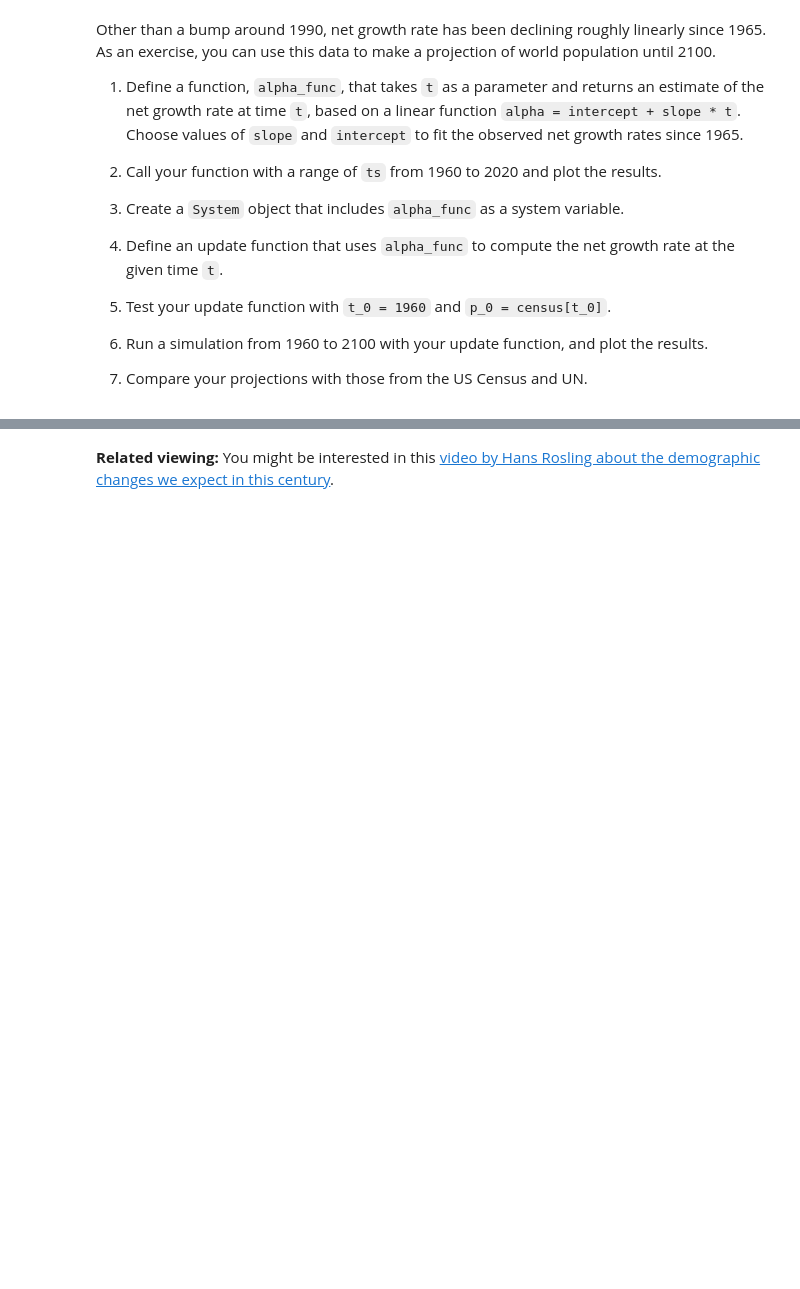
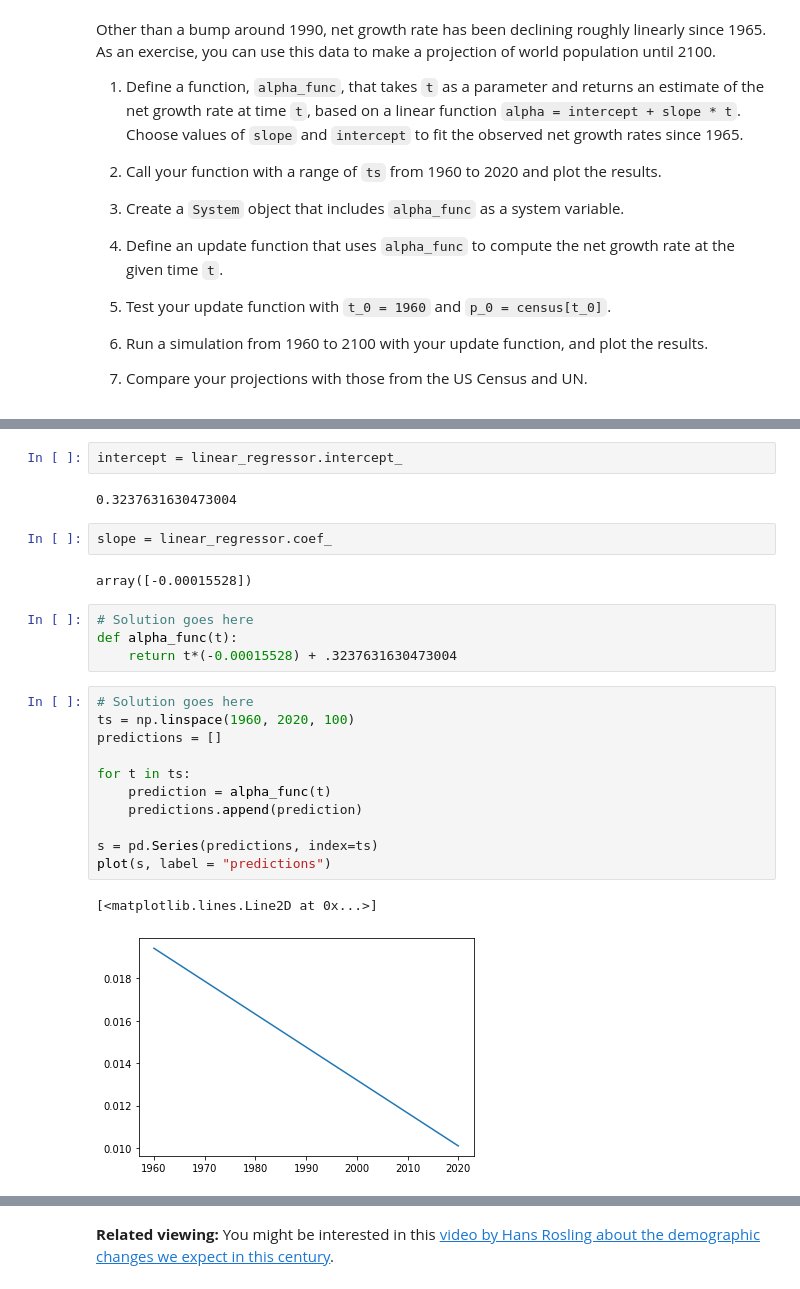
Before and after one commit to man-of-moose/ModSimPy, a Jupyter notebook: notebooks/chap08.ipynb, the cells around one changed output, grey strips where cells are left out. Saved outputs shown, nothing was run; the diff lists cells and outputs as text; blank space fills up the shorter version.

```diff
--- a/notebooks/chap08.ipynb
+++ b/notebooks/chap08.ipynb
@@ -280,0 +337,26 @@ Other than a bump around 1990, net growth rate has been declining roughly linear
+# %%
+intercept = linear_regressor.intercept_
+# %% [output]
+0.3237631630473004
+# %%
+slope = linear_regressor.coef_
+# %% [output]
+array([-0.00015528])
+# %%
+# Solution goes here
+def alpha_func(t):
+    return t*(-0.00015528) + .3237631630473004
+# %%
+# Solution goes here
+ts = np.linspace(1960, 2020, 100)
+predictions = []
+
+for t in ts:
+    prediction = alpha_func(t)
+    predictions.append(prediction)
+
+s = pd.Series(predictions, index=ts)
+plot(s, label = "predictions")
+# %% [output]
+[<matplotlib.lines.Line2D at 0x...>]
+[figure, added]
```
Also changed, not shown: parts of 18 cells of this notebook, 2 other files.
